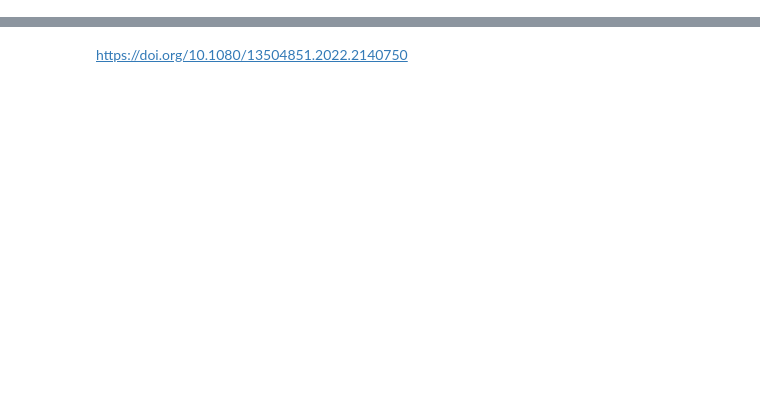
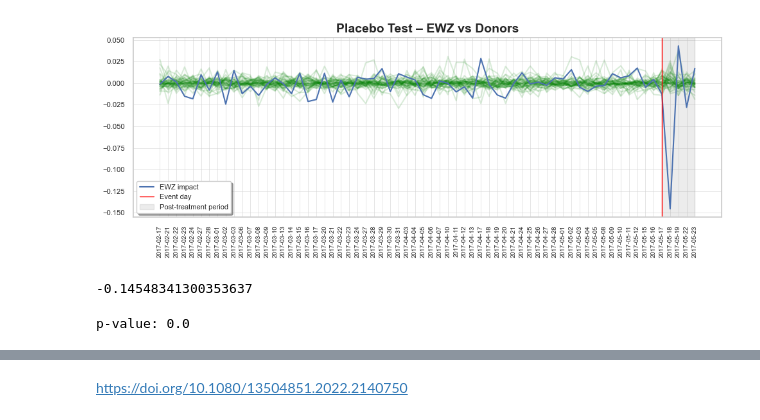
Before and after one commit to rdemarqui/causal_impact_on_ewz, a Jupyter notebook: ewz_analisys.ipynb, the cells around one changed output, grey strips where cells are left out. Saved outputs shown, nothing was run; the diff lists cells and outputs as text; code cells hidden in the pictures; blank space fills up the shorter version.

```diff
--- a/ewz_analisys.ipynb
+++ b/ewz_analisys.ipynb
@@ -7,0 +130,49 @@ import statsmodels.api as sm
+# %%
+# Placebo test
+placebo_gap = placebo_test(df_norm, treatment_date) # canonical method
+#placebo_gap = placebo_test(df_norm, treatment_date, weight_calculus='ols') # ols method
+
+treated_gap = placebo_gap['EWZ']
+placebo_gap.pop("EWZ")
+
+# Plot
+plt.figure(figsize=(10,4))
+for k in placebo_gap:
+    plt.plot(placebo_gap[k].index, placebo_gap[k].values, color="green", alpha=0.15)
+plt.plot(df_norm.index, treated_gap, label='EWZ impact')
+
+plt.axvline(t0, color="red", linewidth=1, label="Event day")
+plt.axvspan(treatment_date, df_norm.index[-1], color="gray", alpha=0.15, label="Post-treatment period")
+
+plt.xticks(rotation=90, fontsize=7)
+plt.yticks(fontsize=8)
+plt.title("Placebo Test – EWZ vs Donors", fontsize=14, fontweight="bold")
+plt.legend(frameon=True, fancybox=True, shadow=True, fontsize=8)
+plt.tight_layout()
+plt.show()
+# %% [output]
+[figure, added]
+# %%
+# 1 day after de news
+day_1_effect = float(treated_gap['2017-05-18'])
+day_1_effect
+# %% [output]
+-0.14548341300353637
+# %%
+# MSPE pre-treatment
+mspe_treated_pre = float(np.mean(treated_gap[:t0]**2))
+mspe_placebo_pre = {k: float(np.mean((placebo_gap[k][:t0].values)**2)) for k in placebo_gap}
+
+# MSPE post-treatment
+mspe_treated_post = float(np.mean(treated_gap[t0:]**2))
+mspe_placebo_post = {k: float(np.mean((placebo_gap[k][t0:].values)**2)) for k in placebo_gap}
+
+# MSPE ratio
+mspe_ratio_treated = mspe_treated_post / mspe_treated_pre
+mspe_ratio_placebo = [mspe_placebo_post[i] / mspe_placebo_pre[i] for i in mspe_placebo_pre]
+
+# p-value
+p_value = np.mean(mspe_ratio_placebo >= np.array(mspe_ratio_treated))
+print(f"p-value: {p_value}")
+# %% [output]
+p-value: 0.0
```
Also changed, not shown: parts of 57 cells of this notebook, 5 other files.
